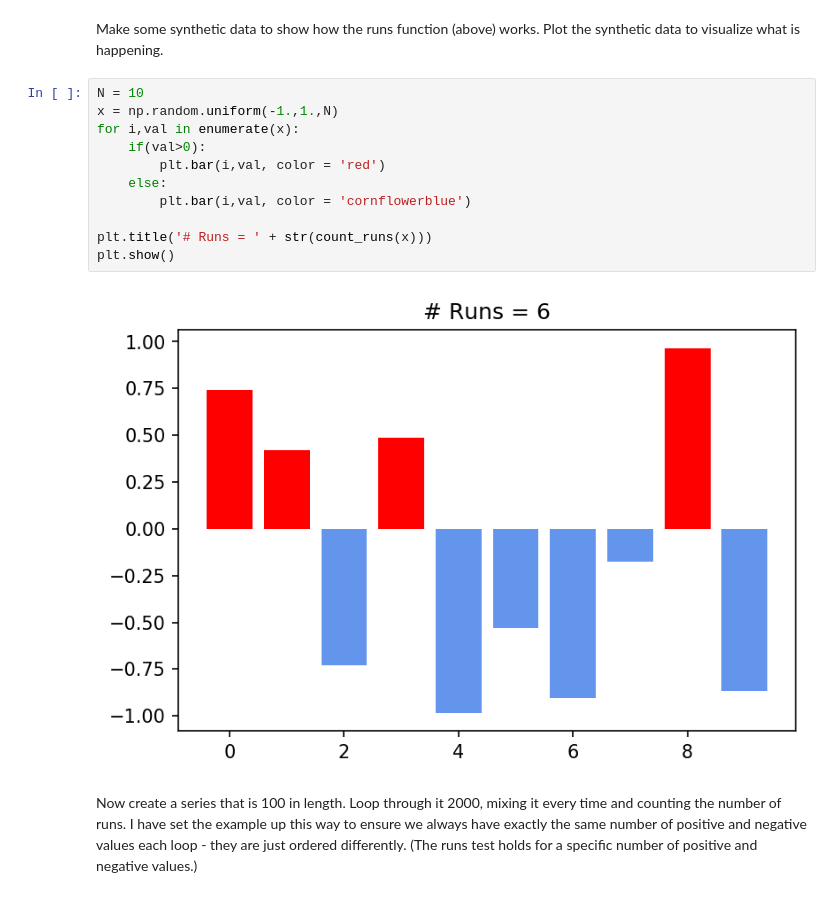
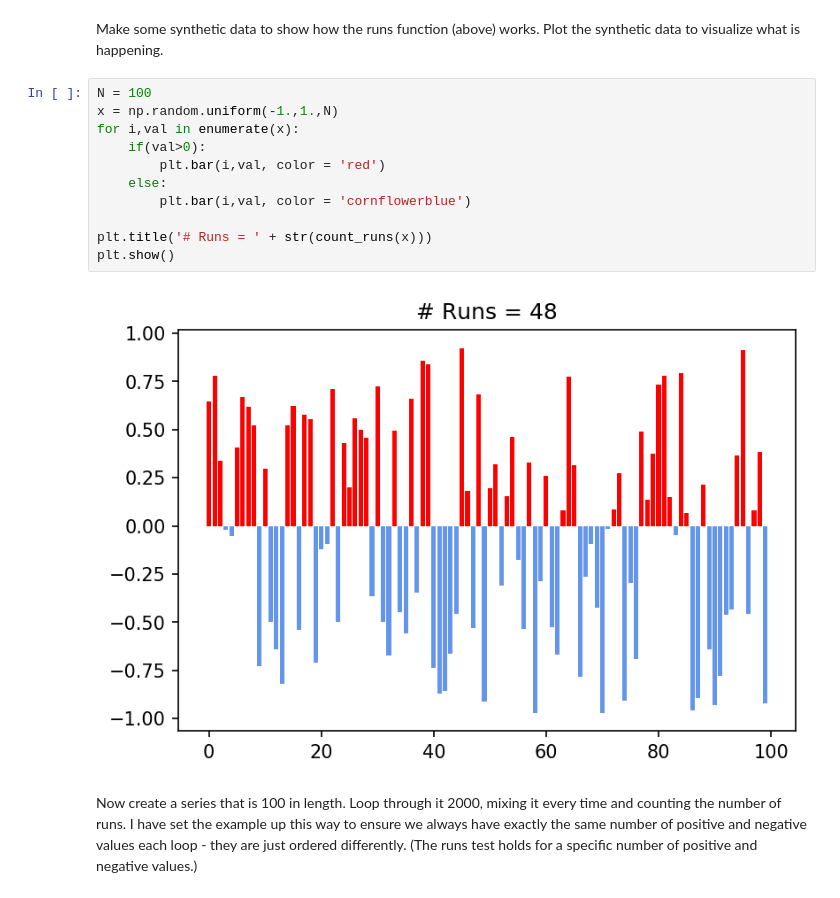
Before and after one commit to kjmayer/ats655-coursematerial, a Jupyter notebook: jupyter_notebooks/runsTest.ipynb, the cells around one changed output. Saved outputs shown, nothing was run; the diff lists cells and outputs as text.

```diff
--- a/jupyter_notebooks/runsTest.ipynb
+++ b/jupyter_notebooks/runsTest.ipynb
@@ -42,18 +42,18 @@ def count_runs(x):
 # %% [markdown]
 Make some synthetic data to show how the runs function (above) works. Plot the synthetic data to visualize what is happening.
 # %%
-N = 10
+N = 100
 x = np.random.uniform(-1.,1.,N)
 for i,val in enumerate(x):
     if(val>0):
         plt.bar(i,val, color = 'red')
     else:
         plt.bar(i,val, color = 'cornflowerblue')
 
 plt.title('# Runs = ' + str(count_runs(x)))
 plt.show()
 # %% [output]
-[figure, old version]
+[figure, new version]
 # %% [markdown]
 Now create a series that is 100 in length. Loop through it 2000, mixing it every time and counting the number of runs. I have set the example up this way to ensure we always have exactly the same number of positive and negative values each loop - they are just ordered differently. (The runs test holds for a specific number of positive and negative values.)
 # %%
```
Also changed, not shown: parts of 2 cells of this notebook, 6 other files.
